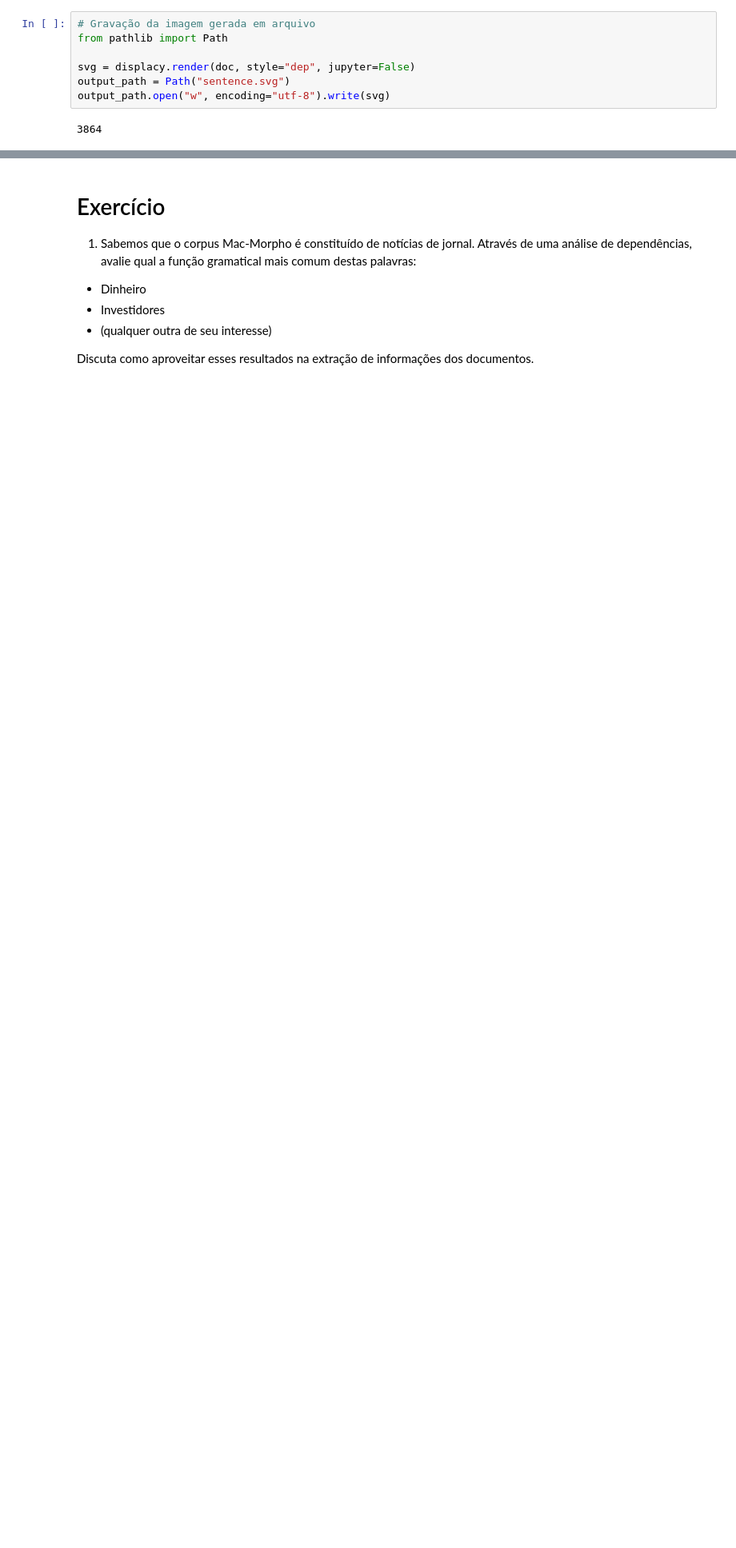
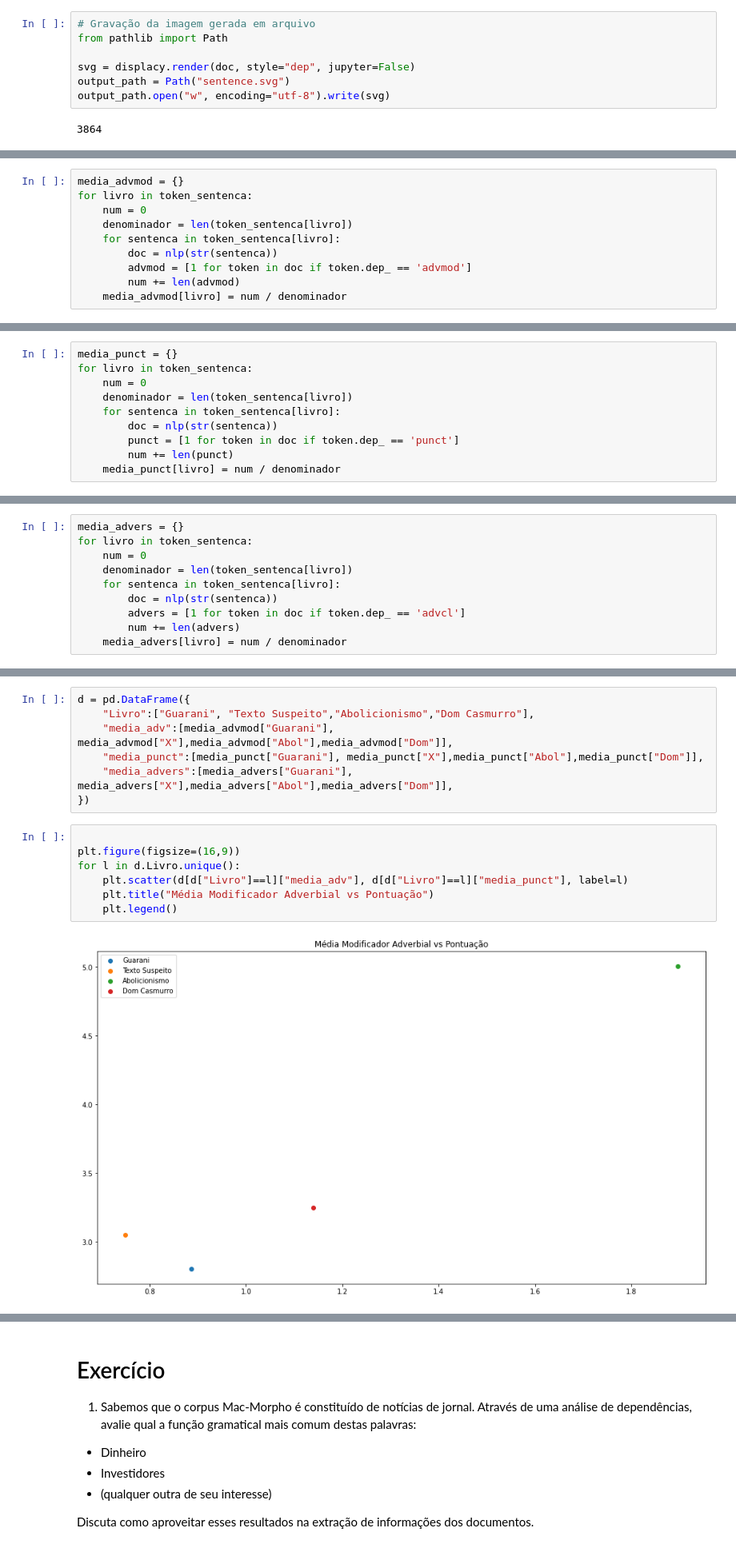
Before and after one commit to brunorosilva/ai_especialization_usp, a Jupyter notebook: IAD-010-Redes_Neurais_Recorrentes_e_Processamento_de_Linguagem_Natural/Trabalhos Resolvidos/Trabalho-1/POS_tagging_e_Dependências.ipynb, the cells around one changed output, grey strips where cells are left out. Shown at 80% size. Saved outputs shown, nothing was run; the diff lists cells and outputs as text; blank space fills up the shorter version.

```diff
--- a/IAD-010-Redes_Neurais_Recorrentes_e_Processamento_de_Linguagem_Natural/Trabalhos Resolvidos/Trabalho-1/POS_tagging_e_Dependências.ipynb
+++ b/IAD-010-Redes_Neurais_Recorrentes_e_Processamento_de_Linguagem_Natural/Trabalhos Resolvidos/Trabalho-1/POS_tagging_e_Dependências.ipynb
@@ -97,0 +234,10 @@ output_path.open("w", encoding="utf-8").write(svg)
+# %%
+media_advmod = {}
+for livro in token_sentenca:
+    num = 0
+    denominador = len(token_sentenca[livro])
+    for sentenca in token_sentenca[livro]:
+        doc = nlp(str(sentenca))
+        advmod = [1 for token in doc if token.dep_ == 'advmod']
+        num += len(advmod)
+    media_advmod[livro] = num / denominador
@@ -97,0 +251,10 @@ output_path.open("w", encoding="utf-8").write(svg)
+# %%
+media_punct = {}
+for livro in token_sentenca:
+    num = 0
+    denominador = len(token_sentenca[livro])
+    for sentenca in token_sentenca[livro]:
+        doc = nlp(str(sentenca))
+        punct = [1 for token in doc if token.dep_ == 'punct']
+        num += len(punct)
+    media_punct[livro] = num / denominador
@@ -97,0 +268,10 @@ output_path.open("w", encoding="utf-8").write(svg)
+# %%
+media_advers = {}
+for livro in token_sentenca:
+    num = 0
+    denominador = len(token_sentenca[livro])
+    for sentenca in token_sentenca[livro]:
+        doc = nlp(str(sentenca))
+        advers = [1 for token in doc if token.dep_ == 'advcl']
+        num += len(advers)
+    media_advers[livro] = num / denominador
@@ -97,0 +287,16 @@ output_path.open("w", encoding="utf-8").write(svg)
+# %%
+d = pd.DataFrame({
+    "Livro":["Guarani", "Texto Suspeito","Abolicionismo","Dom Casmurro"],
+    "media_adv":[media_advmod["Guarani"], media_advmod["X"],media_advmod["Abol"],media_advmod["Dom"]],
+    "media_punct":[media_punct["Guarani"], media_punct["X"],media_punct["Abol"],media_punct["Dom"]],
+    "media_advers":[media_advers["Guarani"], media_advers["X"],media_advers["Abol"],media_advers["Dom"]],
+})
+# %%
+
+plt.figure(figsize=(16,9))
+for l in d.Livro.unique():
+    plt.scatter(d[d["Livro"]==l]["media_adv"], d[d["Livro"]==l]["media_punct"], label=l)
+    plt.title("Média Modificador Adverbial vs Pontuação")
+    plt.legend()
+# %% [output]
+[figure, added]
```
Also changed, not shown: parts of 43 cells of this notebook, 5 other files.
